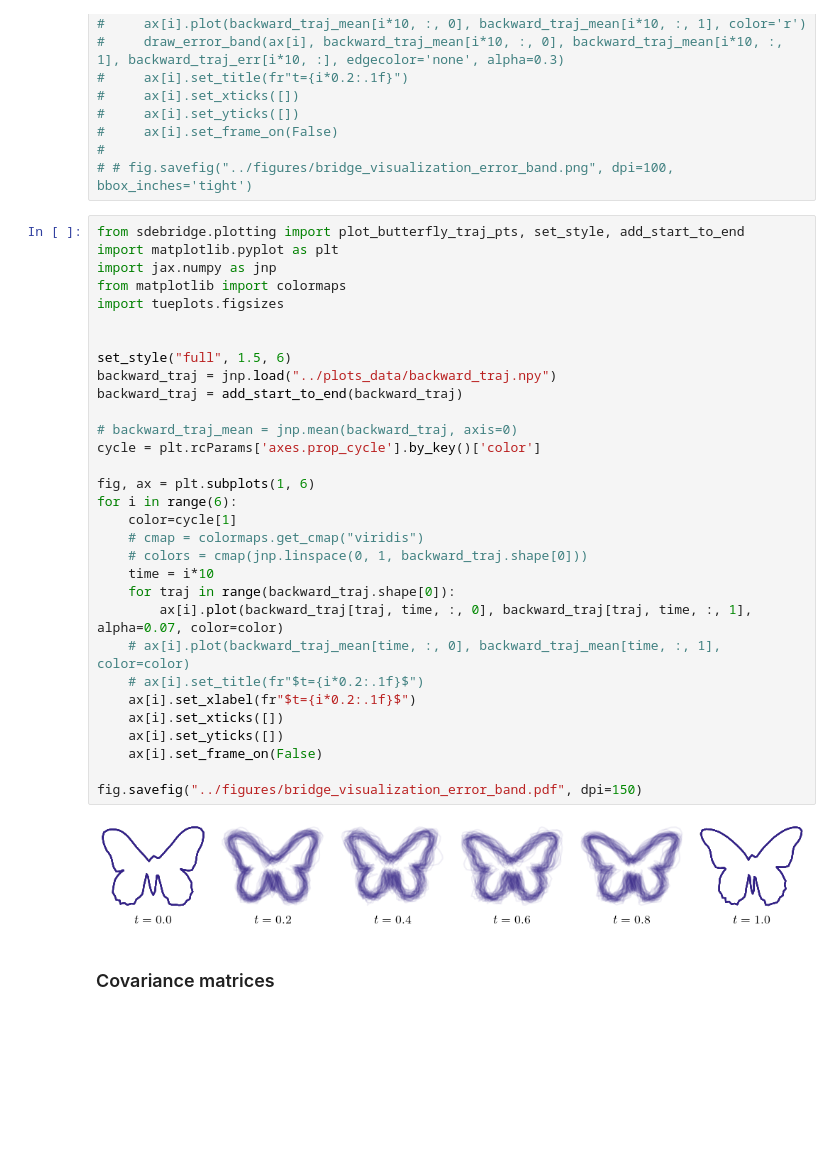
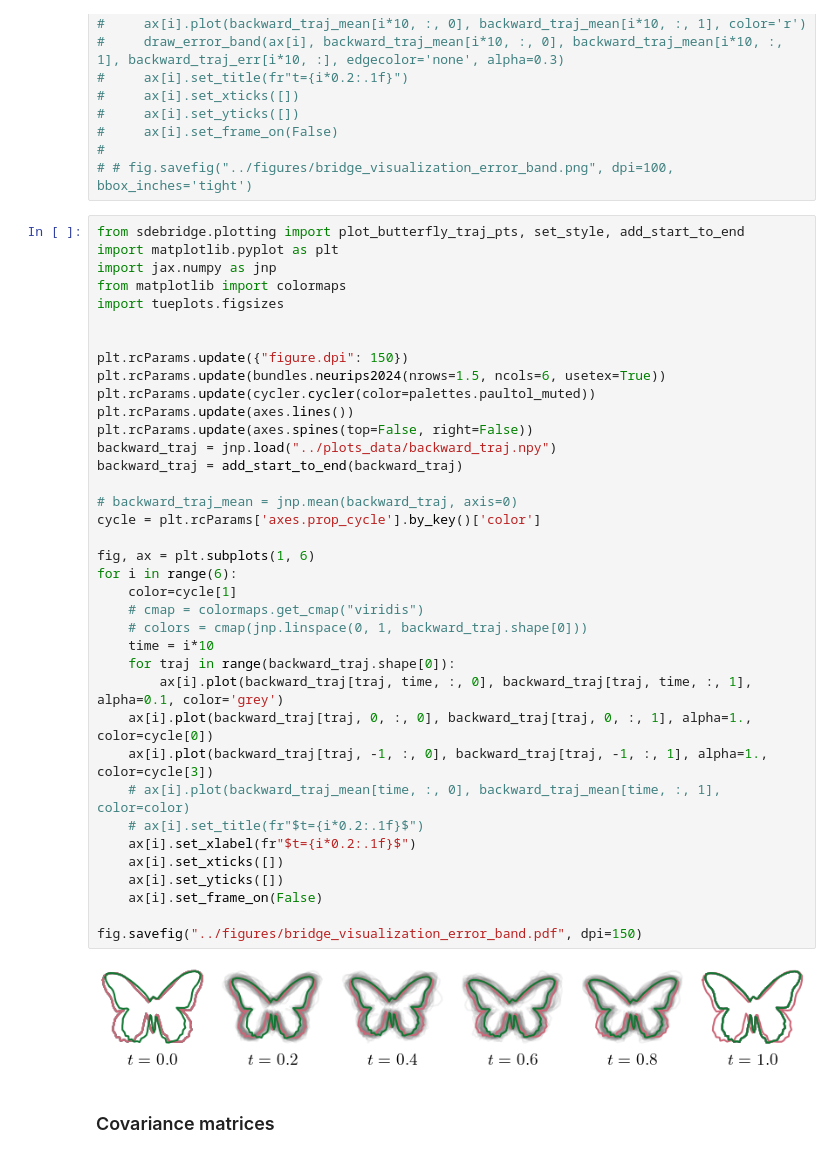
Before and after one commit to libbylbaker/infsdebridge, a Jupyter notebook: paper_plots/plot_figures_from_file.ipynb, the cells around one changed output. Drawn from its saved outputs; the diff is of its cells as text; blank space fills up the shorter version.

```diff
--- a/paper_plots/plot_figures_from_file.ipynb
+++ b/paper_plots/plot_figures_from_file.ipynb
@@ -210,36 +213,42 @@ fig.savefig("../figures/bridge_visualization.pdf", dpi=150)
 # %%
 from sdebridge.plotting import plot_butterfly_traj_pts, set_style, add_start_to_end
 import matplotlib.pyplot as plt
 import jax.numpy as jnp
 from matplotlib import colormaps
 import tueplots.figsizes
 
 
-set_style("full", 1.5, 6)
+plt.rcParams.update({"figure.dpi": 150})
+plt.rcParams.update(bundles.neurips2024(nrows=1.5, ncols=6, usetex=True))
+plt.rcParams.update(cycler.cycler(color=palettes.paultol_muted))
+plt.rcParams.update(axes.lines())
+plt.rcParams.update(axes.spines(top=False, right=False))
 backward_traj = jnp.load("../plots_data/backward_traj.npy")
 backward_traj = add_start_to_end(backward_traj)
 
 # backward_traj_mean = jnp.mean(backward_traj, axis=0)
 cycle = plt.rcParams['axes.prop_cycle'].by_key()['color']
 
 fig, ax = plt.subplots(1, 6)
 for i in range(6):
     color=cycle[1]
     # cmap = colormaps.get_cmap("viridis")
     # colors = cmap(jnp.linspace(0, 1, backward_traj.shape[0]))
     time = i*10
     for traj in range(backward_traj.shape[0]):
-        ax[i].plot(backward_traj[traj, time, :, 0], backward_traj[traj, time, :, 1], alpha=0.07, color=color)
+        ax[i].plot(backward_traj[traj, time, :, 0], backward_traj[traj, time, :, 1], alpha=0.1, color='grey')
+    ax[i].plot(backward_traj[traj, 0, :, 0], backward_traj[traj, 0, :, 1], alpha=1., color=cycle[0])
+    ax[i].plot(backward_traj[traj, -1, :, 0], backward_traj[traj, -1, :, 1], alpha=1., color=cycle[3])
     # ax[i].plot(backward_traj_mean[time, :, 0], backward_traj_mean[time, :, 1], color=color)
     # ax[i].set_title(fr"$t={i*0.2:.1f}$")
     ax[i].set_xlabel(fr"$t={i*0.2:.1f}$")
     ax[i].set_xticks([])
     ax[i].set_yticks([])
     ax[i].set_frame_on(False)
 
 fig.savefig("../figures/bridge_visualization_error_band.pdf", dpi=150)
 # %% [output]
-[figure, old version]
+[figure, new version]
 # %% [markdown]
 ### Covariance matrices
 # %%
```
Also changed, not shown: parts of 3 cells of this notebook, 12 other files.
